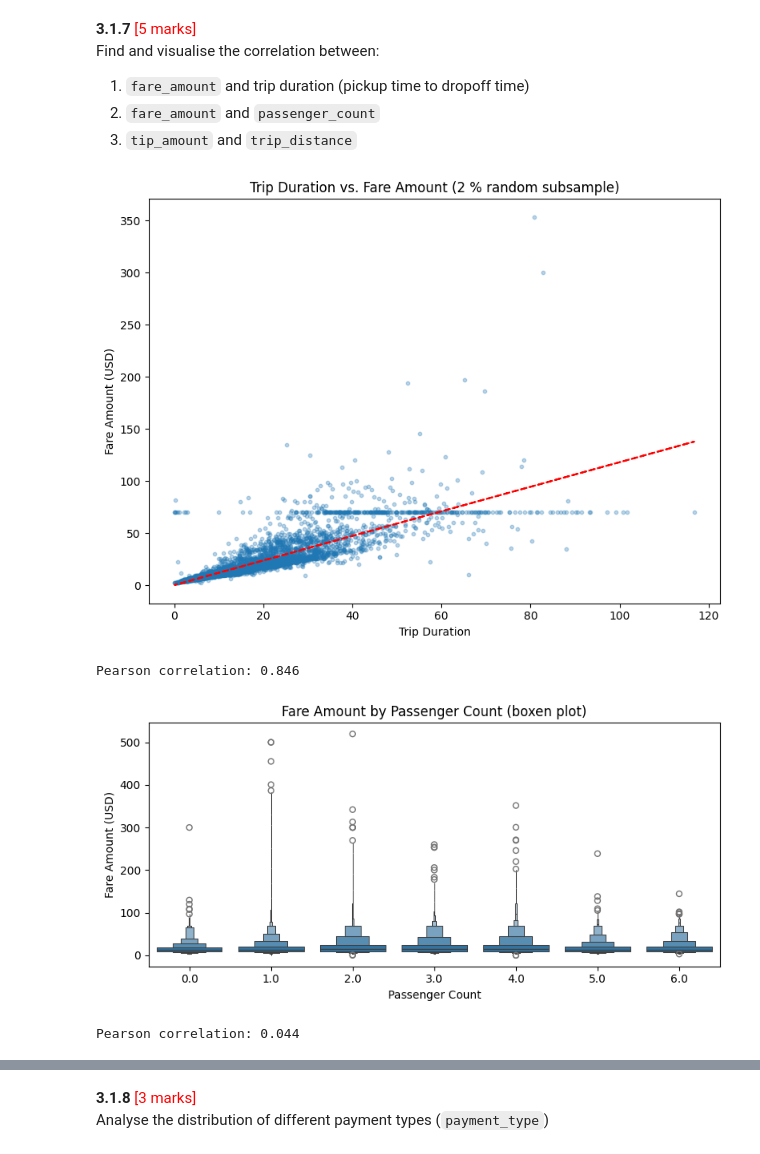
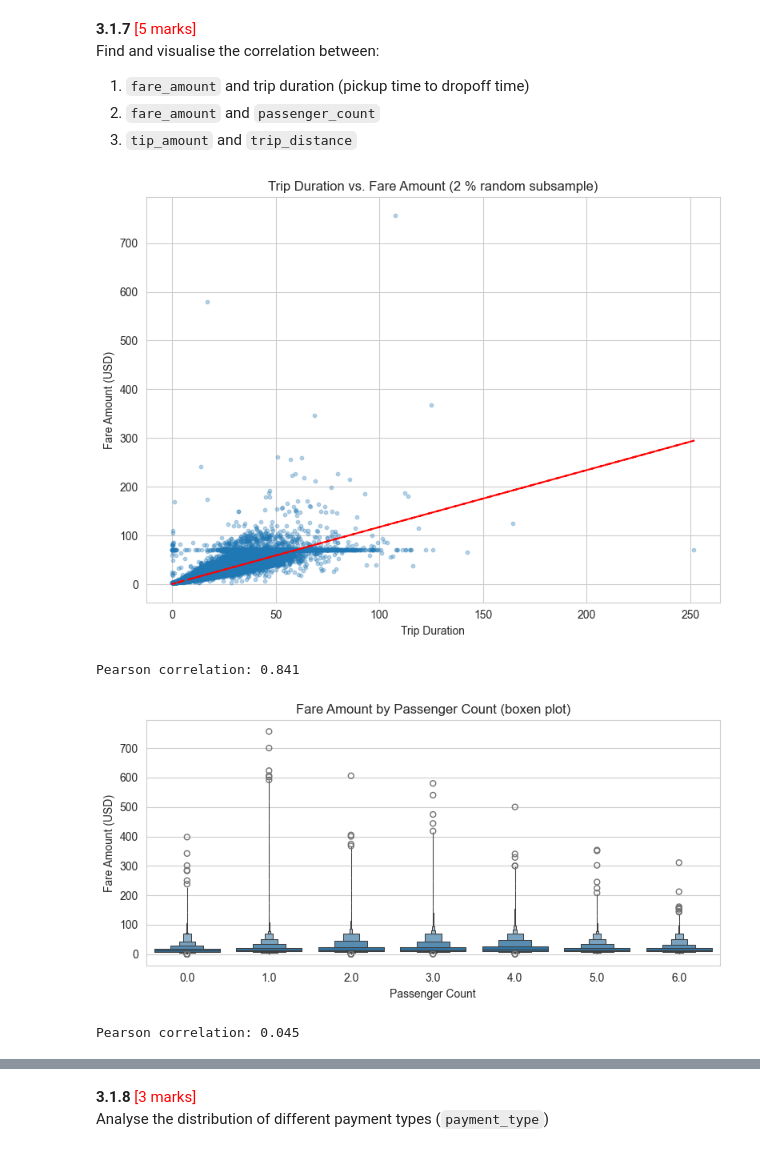
Before and after one commit to GoutamKonala/NYC_Taxi_Data_Assignment, a Jupyter notebook: EDA_Assg_NYC_Taxi_Starter.ipynb, the cells around one changed output, grey strips where cells are left out. Saved outputs shown, nothing was run; the diff lists cells and outputs as text; code cells hidden in the pictures.

```diff
--- a/EDA_Assg_NYC_Taxi_Starter.ipynb
+++ b/EDA_Assg_NYC_Taxi_Starter.ipynb
@@ -205,8 +205,8 @@ file_list = sorted([f for f in os.listdir()
 
 # initialise an empty dataframe
 df = pd.DataFrame()                # final year-wide sample goes here
-SAMPLE_FRAC   = 0.01               # 1 %
-RANDOM_STATE  = 42
+SAMPLE_FRAC   = 0.05               # 1 %
+RANDOM_STATE  = 56
 
 
 # iterate through the list of files and sample one by one:
@@ -1064,32 +1065,30 @@ plt.show()
 corr = np.corrcoef(df["trip_duration"], df["fare_amount"])[0,1]
 print(f"Pearson correlation: {corr:.3f}")
 # %% [output]
-[figure, old version]
+[figure, new version]
-Pearson correlation: 0.846
+Pearson correlation: 0.841
 # %%
 # Show relationship between fare and number of passengers
-
-sample = df.sample(frac=0.02, random_state=42)   # 2 % subsample
 
 # Boxen plot to show fare amount by passenger count
 plt.figure(figsize=(8,4))
 sns.boxenplot(x="passenger_count",
               y="fare_amount",
               data=df)
 plt.title("Fare Amount by Passenger Count (boxen plot)")
 plt.xlabel("Passenger Count")
 plt.ylabel("Fare Amount (USD)")
 plt.tight_layout()
 plt.show()
 
 
 
 # Calculate the Pearson correlation coefficient between passenger count and fare amount
 corr = np.corrcoef(df["passenger_count"], df["fare_amount"])[0,1]
 print(f"Pearson correlation: {corr:.3f}")
 # %% [output]
-[figure, old version]
+[figure, new version]
-Pearson correlation: 0.044
+Pearson correlation: 0.045
 # %%
 # Show relationship between tip and trip distance
 
```
Also changed, not shown: parts of 45 cells of this notebook.
